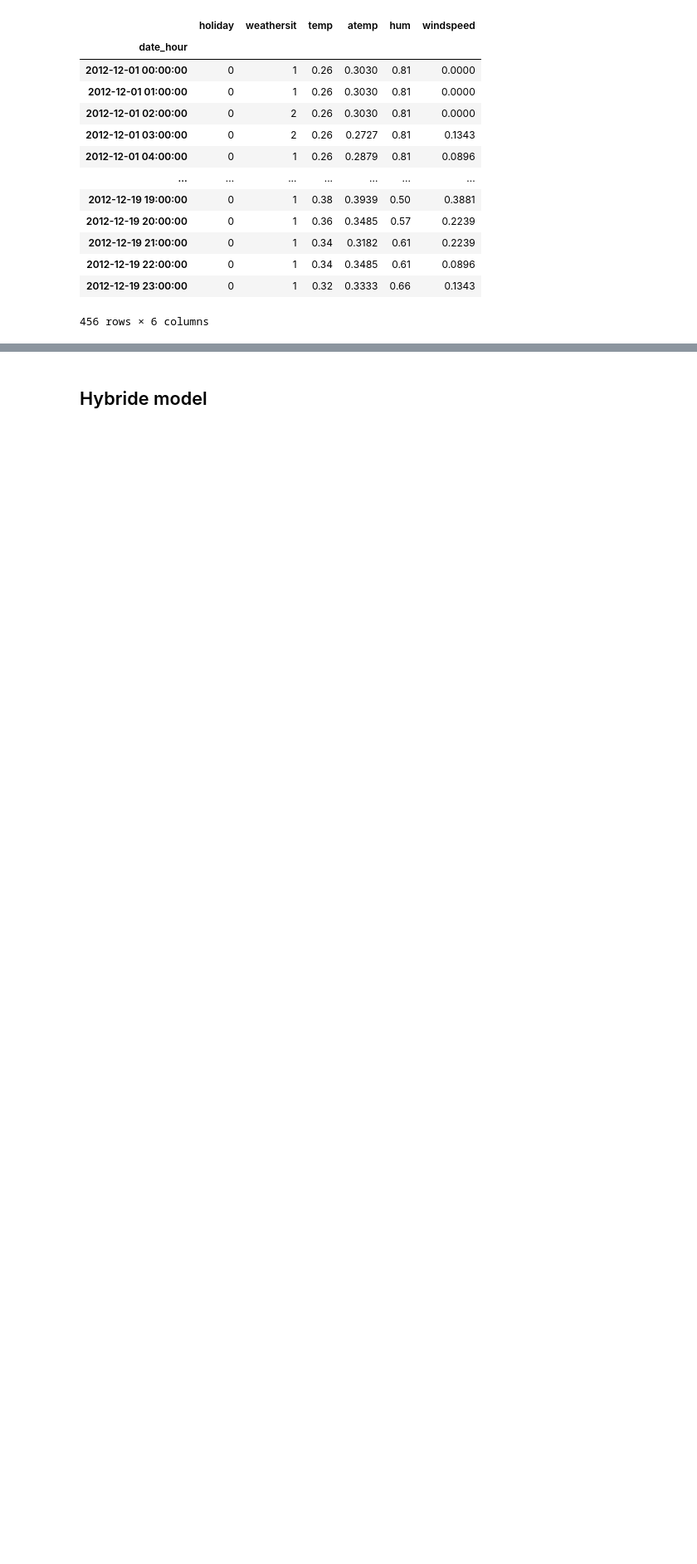
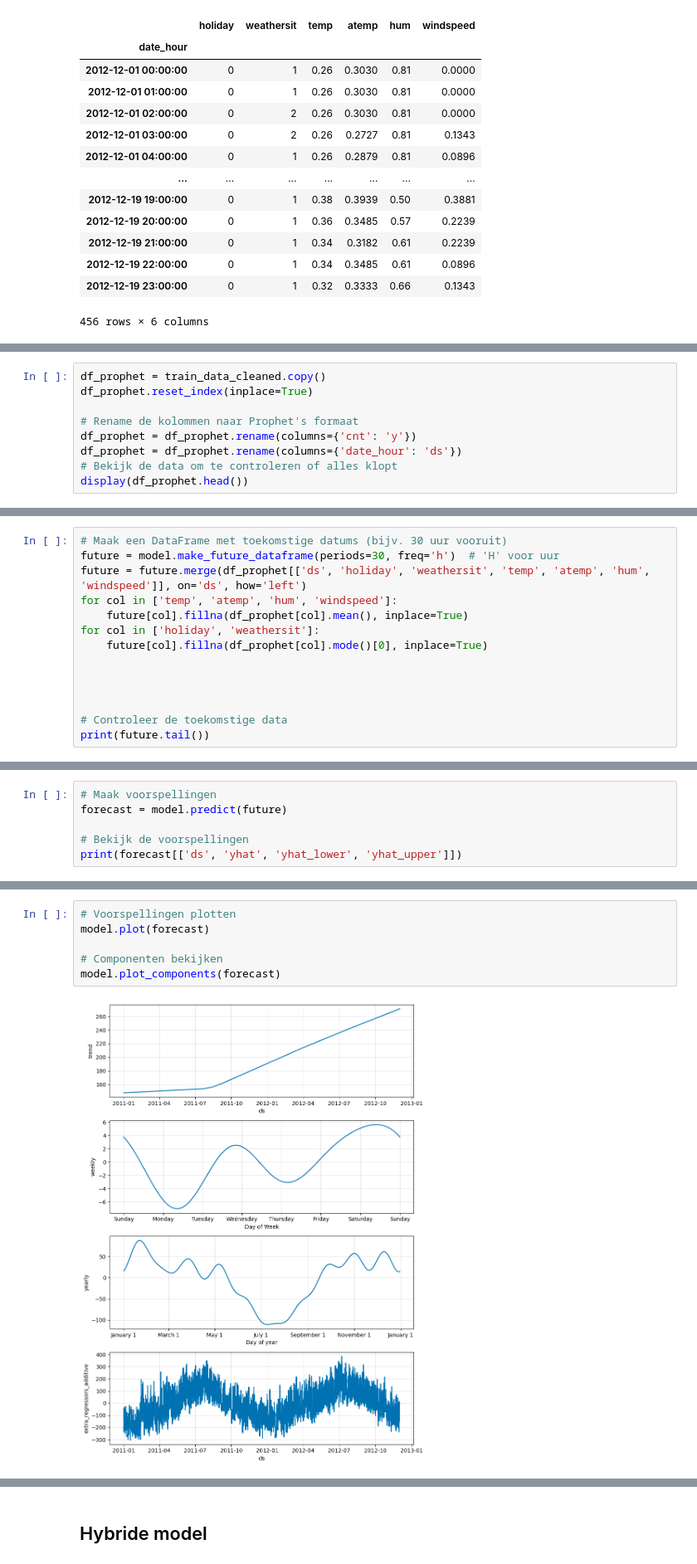
Before and after one commit to Tijnwy/MachineLearning, a Jupyter notebook: ML_opdracht_2/Untitled-1.ipynb, the cells around one changed output, grey strips where cells are left out. Shown at 83% size. Drawn from its saved outputs; the diff is of its cells as text; blank space fills up the shorter version.

```diff
--- a/ML_opdracht_2/Untitled-1.ipynb
+++ b/ML_opdracht_2/Untitled-1.ipynb
@@ -1073,0 +1205,9 @@ plt.show()
+# %%
+df_prophet = train_data_cleaned.copy()
+df_prophet.reset_index(inplace=True)
+
+# Rename de kolommen naar Prophet's formaat
+df_prophet = df_prophet.rename(columns={'cnt': 'y'})
+df_prophet = df_prophet.rename(columns={'date_hour': 'ds'})
+# Bekijk de data om te controleren of alles klopt
+display(df_prophet.head())
@@ -1073,0 +1262,14 @@ plt.show()
+# %%
+# Maak een DataFrame met toekomstige datums (bijv. 30 uur vooruit)
+future = model.make_future_dataframe(periods=30, freq='h')  # 'H' voor uur
+future = future.merge(df_prophet[['ds', 'holiday', 'weathersit', 'temp', 'atemp', 'hum', 'windspeed']], on='ds', how='left')
+for col in ['temp', 'atemp', 'hum', 'windspeed']:
+    future[col].fillna(df_prophet[col].mean(), inplace=True)
+for col in ['holiday', 'weathersit']:
+    future[col].fillna(df_prophet[col].mode()[0], inplace=True)
+
+
+
+
+# Controleer de toekomstige data
+print(future.tail())
@@ -1073,0 +1308,6 @@ plt.show()
+# %%
+# Maak voorspellingen
+forecast = model.predict(future)
+
+# Bekijk de voorspellingen
+print(forecast[['ds', 'yhat', 'yhat_lower', 'yhat_upper']])
@@ -1073,0 +1329,8 @@ plt.show()
+# %%
+# Voorspellingen plotten
+model.plot(forecast)
+
+# Componenten bekijken
+model.plot_components(forecast)
+# %% [output]
+[figure, added]
```
Also changed, not shown: parts of 46 cells of this notebook.
